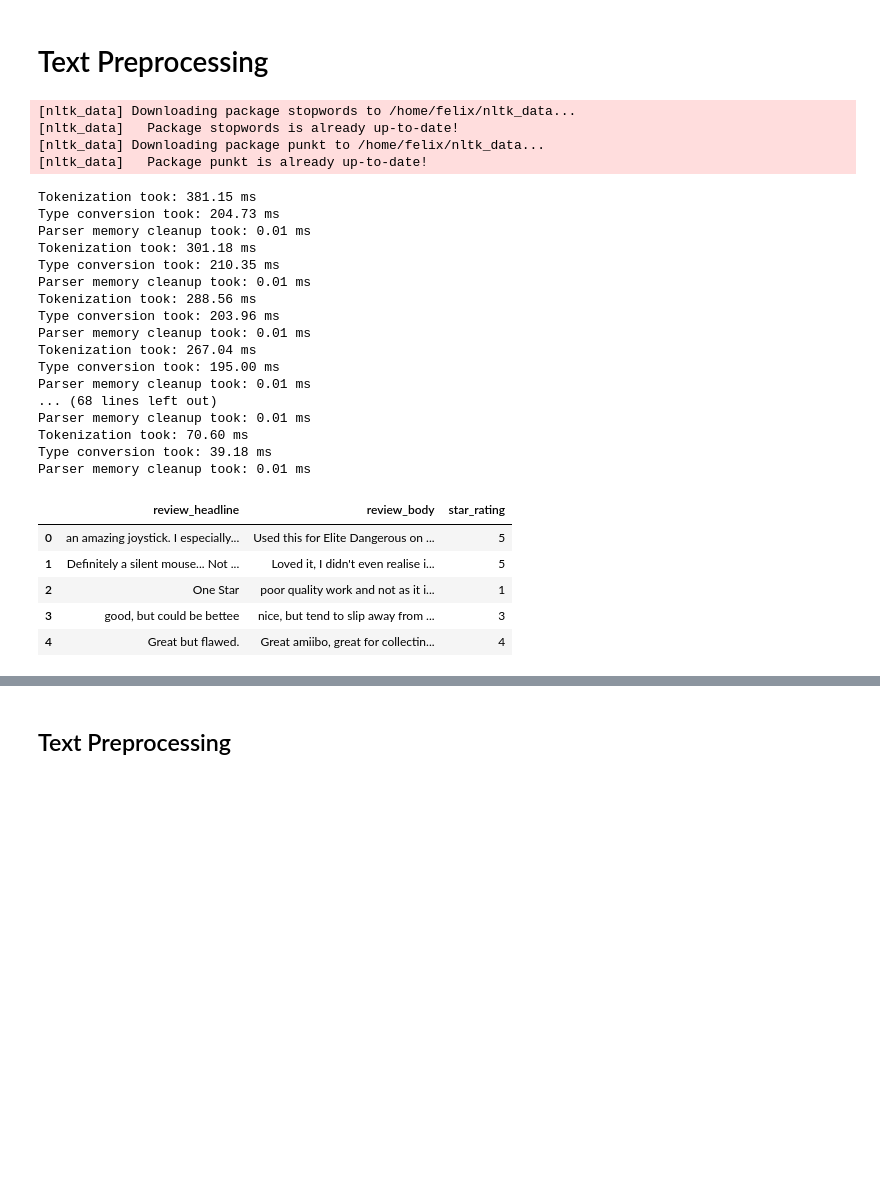
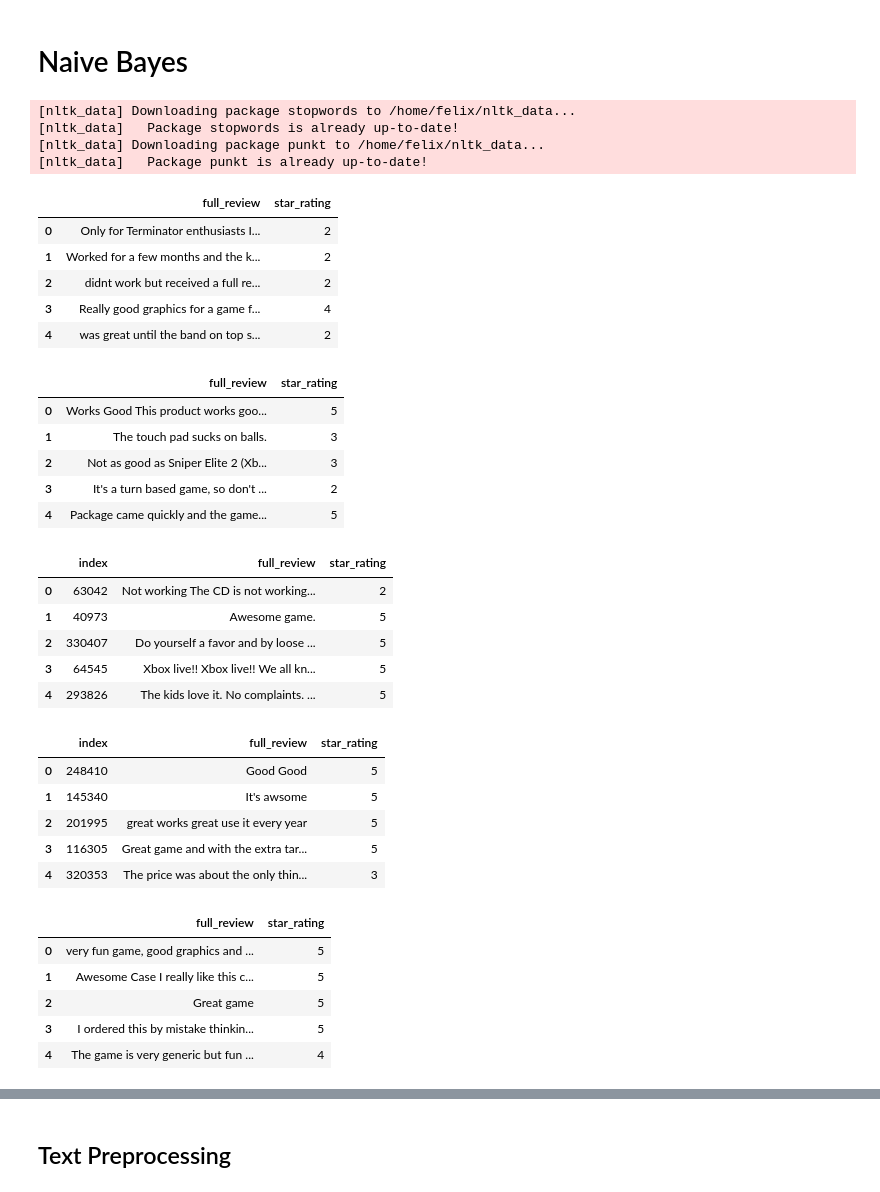
Before and after one commit to felix-datascience/amazon_sentiment_analysis, a Jupyter notebook: naive_bayes.ipynb, the cells around one changed output, grey strips where cells are left out. Saved outputs shown, nothing was run; the diff lists cells and outputs as text; code cells hidden in the pictures; blank space fills up the shorter version.

```diff
--- a/naive_bayes.ipynb
+++ b/naive_bayes.ipynb
@@ -1,4 +1,4 @@
-# %% [markdown]
-# Text Preprocessing
+# %% [markdown]
+# Naive Bayes
 # %%
 import pandas as pd
@@ -27,34 +28,47 @@ from sklearn.metrics import mean_squared_error
 [nltk_data]   Package punkt is already up-to-date!
 # %%
 # read data into pandas dataframe
-path = "data/video_games.tsv.gz"
-video_games = pd.read_csv(path, sep="\t", verbose=True, parse_dates=[14], on_bad_lines="skip")
+#path = "data/video_games.tsv.gz"
+#video_games = pd.read_csv(path, sep="\t", parse_dates=[14], on_bad_lines="skip")
+train_balanced = pd.read_csv("data/balanced/train_balanced.csv")
+val_balanced = pd.read_csv("data/balanced/val_balanced.csv")
+train_stratified = pd.read_csv("data/stratified/train_stratified.csv")
+val_stratified = pd.read_csv("data/stratified/val_stratified.csv")
+test = pd.read_csv("data/test.csv")
+
+display(train_balanced.head())
+display(val_balanced.head())
+display(train_stratified.head())
+display(val_stratified.head())
+display(test.head())
 # %% [output]
-Tokenization took: 381.15 ms
-Type conversion took: 204.73 ms
-Parser memory cleanup took: 0.01 ms
-Tokenization took: 301.18 ms
-Type conversion took: 210.35 ms
-Parser memory cleanup took: 0.01 ms
-Tokenization took: 288.56 ms
-Type conversion took: 203.96 ms
-Parser memory cleanup took: 0.01 ms
-Tokenization took: 267.04 ms
-Type conversion took: 195.00 ms
-Parser memory cleanup took: 0.01 ms
-... (68 lines left out)
-Parser memory cleanup took: 0.01 ms
-Tokenization took: 70.60 ms
-Type conversion took: 39.18 ms
-Parser memory cleanup took: 0.01 ms
+|  | full_review | star_rating |
+| 0 | Only for Terminator enthusiasts I... | 2 |
+| 1 | Worked for a few months and the k... | 2 |
+| 2 | didnt work but received a full re... | 2 |
+| 3 | Really good graphics for a game f... | 4 |
+| 4 | was great until the band on top s... | 2 |
+|  | full_review | star_rating |
+| 0 | Works Good This product works goo... | 5 |
+| 1 | The touch pad sucks on balls. | 3 |
+| 2 | Not as good as Sniper Elite 2 (Xb... | 3 |
+| 3 | It's a turn based game, so don't ... | 2 |
+| 4 | Package came quickly and the game... | 5 |
+|  | index | full_review | star_rating |
+| 0 | 63042 | Not working The CD is not working... | 2 |
+| 1 | 40973 | Awesome game. | 5 |
+| 2 | 330407 | Do yourself a favor and by loose ... | 5 |
+| 3 | 64545 | Xbox live!! Xbox live!! We all kn... | 5 |
+| 4 | 293826 | The kids love it. No complaints. ... | 5 |
+|  | index | full_review | star_rating |
+| 0 | 248410 | Good Good | 5 |
+| 1 | 145340 | It's awsome | 5 |
+| 2 | 201995 | great works great use it every year | 5 |
+| 3 | 116305 | Great game and with the extra tar... | 5 |
+| 4 | 320353 | The price was about the only thin... | 3 |
+|  | full_review | star_rating |
+| 0 | very fun game, good graphics and ... | 5 |
+| 1 | Awesome Case I really like this c... | 5 |
+| 2 | Great game | 5 |
+| 3 | I ordered this by mistake thinkin... | 5 |
+| 4 | The game is very generic but fun ... | 4 |
-# %%
-video_games = video_games[["review_headline", "review_body", "star_rating"]]
-
-video_games.head()
-# %% [output]
-|  | review_headline | review_body | star_rating |
-| 0 | an amazing joystick. I especially... | Used this for Elite Dangerous on ... | 5 |
-| 1 | Definitely a silent mouse... Not ... | Loved it, I didn't even realise i... | 5 |
-| 2 | One Star | poor quality work and not as it i... | 1 |
-| 3 | good, but could be bettee | nice, but tend to slip away from ... | 3 |
-| 4 | Great but flawed. | Great amiibo, great for collectin... | 4 |
```
Also changed, not shown: parts of 28 cells of this notebook.
